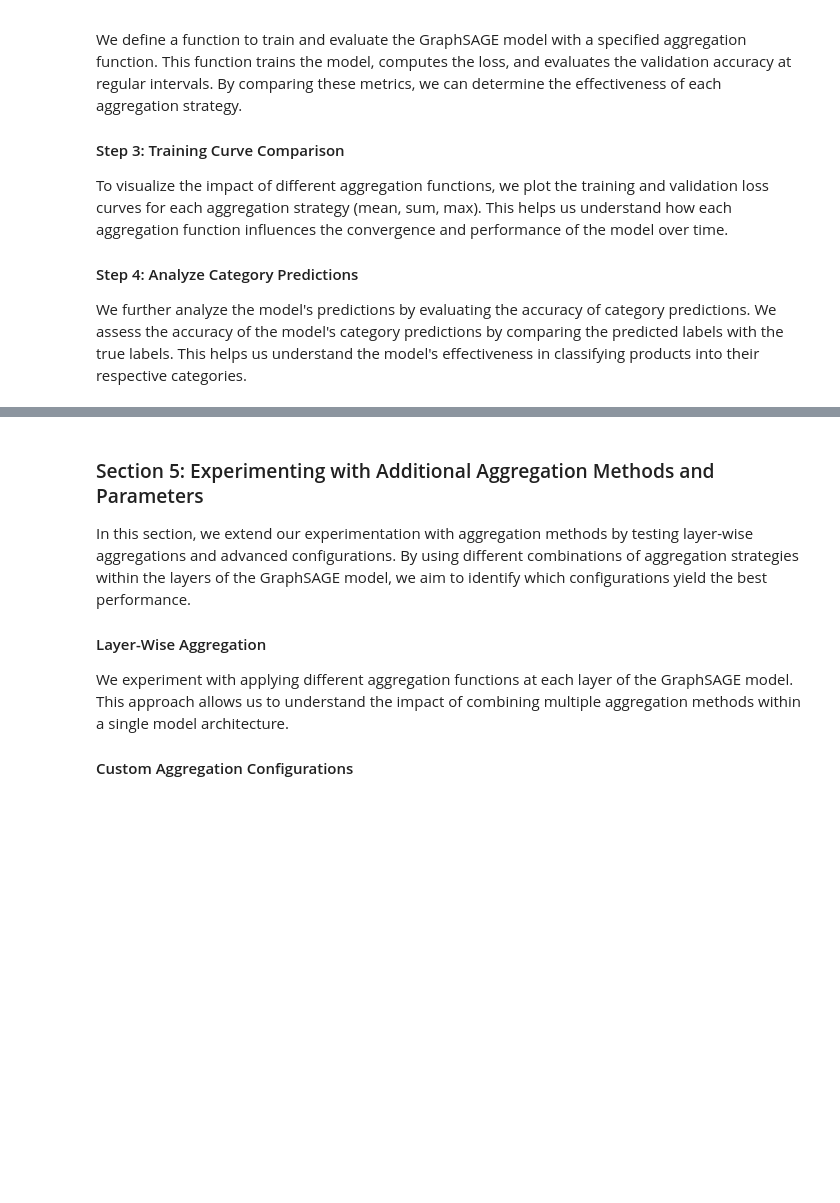
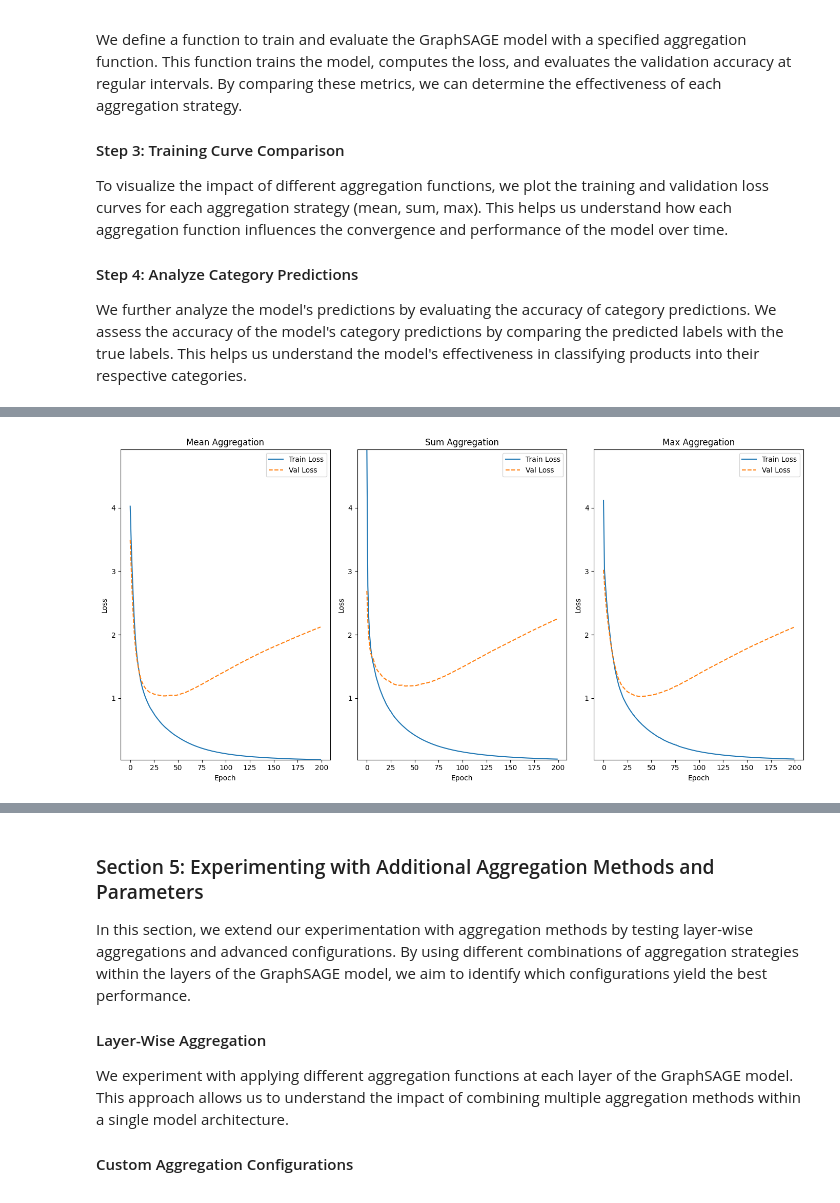
Before and after one commit to davidepatti/gnns_in_action, a Jupyter notebook: chapter_3/Chapter_3_using_Subgraph.ipynb, the cells around one changed output, grey strips where cells are left out. Saved outputs shown, nothing was run; the diff lists cells and outputs as text; code cells hidden in the pictures; blank space fills up the shorter version.

```diff
--- a/chapter_3/Chapter_3_using_Subgraph.ipynb
+++ b/chapter_3/Chapter_3_using_Subgraph.ipynb
@@ -748,8 +1061,11 @@ class GraphSAGE(torch.nn.Module):
 def evaluate_model(model, data, criterion):
     model.eval()  # Set the model to evaluation mode
     with torch.no_grad():
-        out = model(data.x.to(device), data.edge_index.to(device))  # Forward pass
-        val_loss = criterion(out[data.val_mask], data.y[data.val_mask].squeeze().to(device))  # Calculate loss on the validation mask
+        model_device = next(model.parameters()).device
+        val_mask = data.val_mask.to(model_device)
+        labels = data.y.squeeze().to(model_device)
+        out = model(data.x.to(model_device), data.edge_index.to(model_device))  # Forward pass
+        val_loss = criterion(out[val_mask], labels[val_mask])  # Calculate loss on the validation mask
     return val_loss.item()
 
 # Training and evaluation loop
@@ -767,9 +1083,9 @@ def train_and_evaluate(model, data, optimizer, criterion, epochs):
 
     return train_losses, val_losses
 
-model_mean = GraphSAGE(in_channels=subset_graph.num_features, hidden_channels=64, out_channels=dataset.num_classes, agg_func='mean').to(device)
-model_sum = GraphSAGE(in_channels=subset_graph.num_features, hidden_channels=64, out_channels=dataset.num_classes, agg_func='add').to(device)  # Use 'add' for sum aggregation
-model_max = GraphSAGE(in_channels=subset_graph.num_features, hidden_channels=64, out_channels=dataset.num_classes, agg_func='max').to(device)
+model_mean = GraphSAGE(in_channels=subset_graph.num_features, hidden_channels=64, out_channels=dataset.num_classes, agg_func='mean').to(get_pyg_device_for_aggr('mean'))
+model_sum = GraphSAGE(in_channels=subset_graph.num_features, hidden_channels=64, out_channels=dataset.num_classes, agg_func='add').to(get_pyg_device_for_aggr('add'))  # Use 'add' for sum aggregation
+model_max = GraphSAGE(in_channels=subset_graph.num_features, hidden_channels=64, out_channels=dataset.num_classes, agg_func='max').to(get_pyg_device_for_aggr('max'))
 
 
 # Create separate optimizers for each model
@@ -827,3 +1143,4 @@ plt.legend()
 
 plt.tight_layout()
 plt.show()
+# %% [output]
@@ -830,3 +1164,4 @@ plt.show()
+[figure, added]
 # %%
 # Comparing the perfornace of the models
 
```
Also changed, not shown: parts of 54 cells of this notebook.
